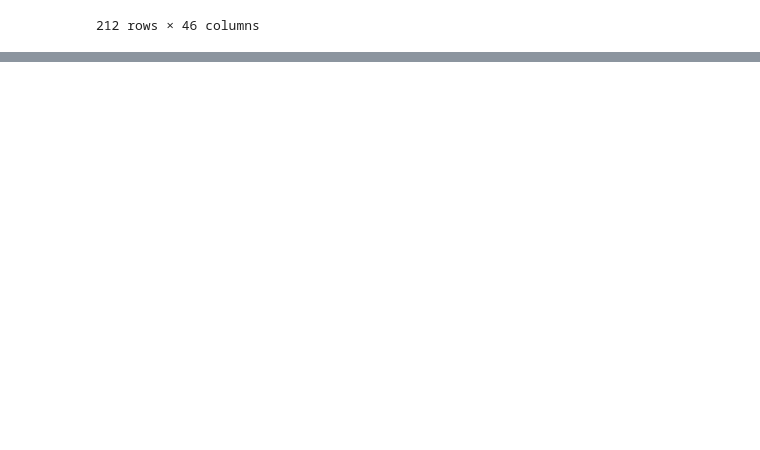
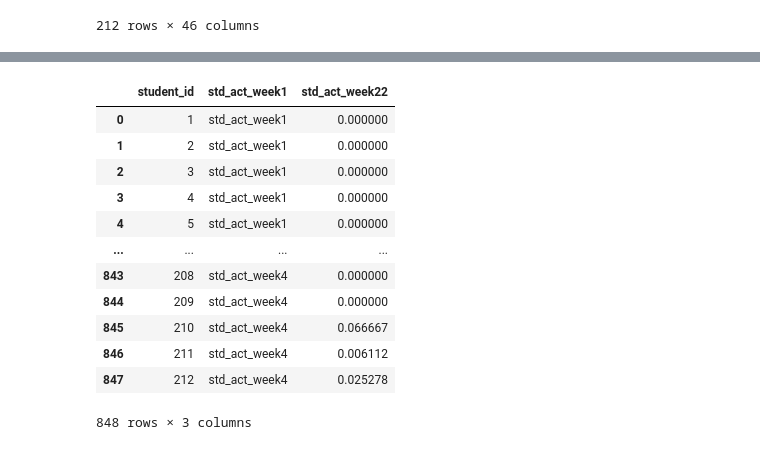
Before and after one commit to tjgusshy/UWE_Brsitol_IGP_Project, a Jupyter notebook: python_folder/eda.ipynb, the cells around one changed output, grey strips where cells are left out. Saved outputs shown, nothing was run; the diff lists cells and outputs as text; code cells hidden in the pictures; blank space fills up the shorter version.

```diff
--- a/python_folder/eda.ipynb
+++ b/python_folder/eda.ipynb
@@ -283,0 +376,35 @@ df.columns.values[35] = 'initial_access_week2'
+# %%
+df2# renaming columns with spaces and special characters
+df3 = pd.read_excel(xls,'Week 3',skiprows=1)
+df3.columns=df3.columns.str.replace(' ','_').str.replace(',','').str.lower().str.replace("-",'_').str.replace("?",'').str.replace("(",'').str.replace(")",'').str.replace('.','').str.replace('&','').str.replace(":",'')
+df3 =df3.iloc[:, 4:]
+[i for i in enumerate(df3.columns)]
+df= df3.copy()
+# %%
+# renaming columns with duplicate names
+df.columns.values[0] = 'total_marks'
+df.columns.values[18] = 'std_act_assignments'
+df.columns.values[19] = 'std_act_learning_materials'
+df.columns.values[20] = 'std_act_module_information_handbook1'
+df.columns.values[21] = 'std_act_reading_list'
+df.columns.values[22] = 'std_act_week1'
+df.columns.values[23] = 'std_act_week2'
+df.columns.values[24] = 'std_act_week3'
+df.columns.values[25] = 'std_act_week4'
+df.columns.values[26] = 'no_of_times_accessed_assignments'
+df.columns.values[27] = 'no_of_times_accessed_learning_materials'
+df.columns.values[28] = 'no_of_times_accessed_module_information_handbook1'
+df.columns.values[29] = 'no_of_times_accessedreading_list'
+df.columns.values[30] = 'no_of_times_week1'
+df.columns.values[31] = 'no_of_times_week2'
+df.columns.values[32] = 'no_of_times_week3'
+df.columns.values[33] = 'no_of_times_week4'
+df.columns.values[34] = 'initial_access_assignments'
+df.columns.values[35] = 'initial_access_learning_materials'
+df.columns.values[36] = 'initial_access_information_handbook1'
+df.columns.values[37] = 'initial_access_reading_list'
+df.columns.values[38] = 'initial_access_week1'
+df.columns.values[39] = 'initial_access_week2'
+df.columns.values[40] = 'initial_access_week3'
+df.columns.values[41] = 'initial_access_week4'
+df3 = df.copy()
@@ -283,0 +415,3 @@ df.columns.values[35] = 'initial_access_week2'
+# %%
+dff =pd.merge(dff,df3,how= 'inner',on='student_id')
+dff[(dff['student_id'] == 1)]
@@ -283,0 +425,16 @@ df.columns.values[35] = 'initial_access_week2'
+# %%
+dff
+# %% [output]
+|  | student_id | std_act_week1 | std_act_week22 |
+| 0 | 1 | std_act_week1 | 0.000000 |
+| 1 | 2 | std_act_week1 | 0.000000 |
+| 2 | 3 | std_act_week1 | 0.000000 |
+| 3 | 4 | std_act_week1 | 0.000000 |
+| 4 | 5 | std_act_week1 | 0.000000 |
+| ... | ... | ... | ... |
+| 843 | 208 | std_act_week4 | 0.000000 |
+| 844 | 209 | std_act_week4 | 0.000000 |
+| 845 | 210 | std_act_week4 | 0.066667 |
+| 846 | 211 | std_act_week4 | 0.006112 |
+| 847 | 212 | std_act_week4 | 0.025278 |
+848 rows × 3 columns
```
Also changed, not shown: parts of 28 cells of this notebook.
